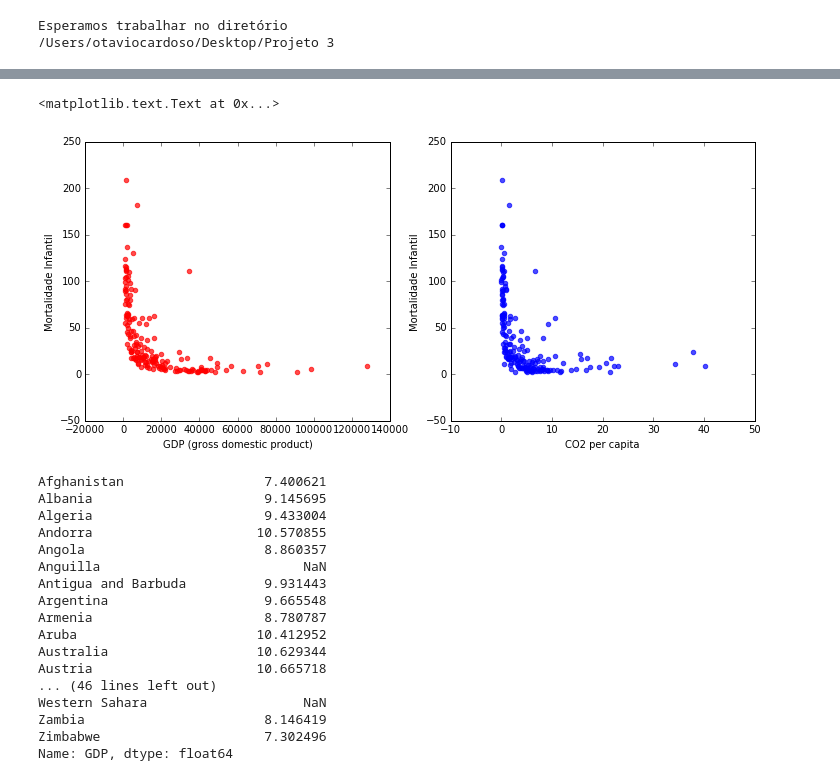
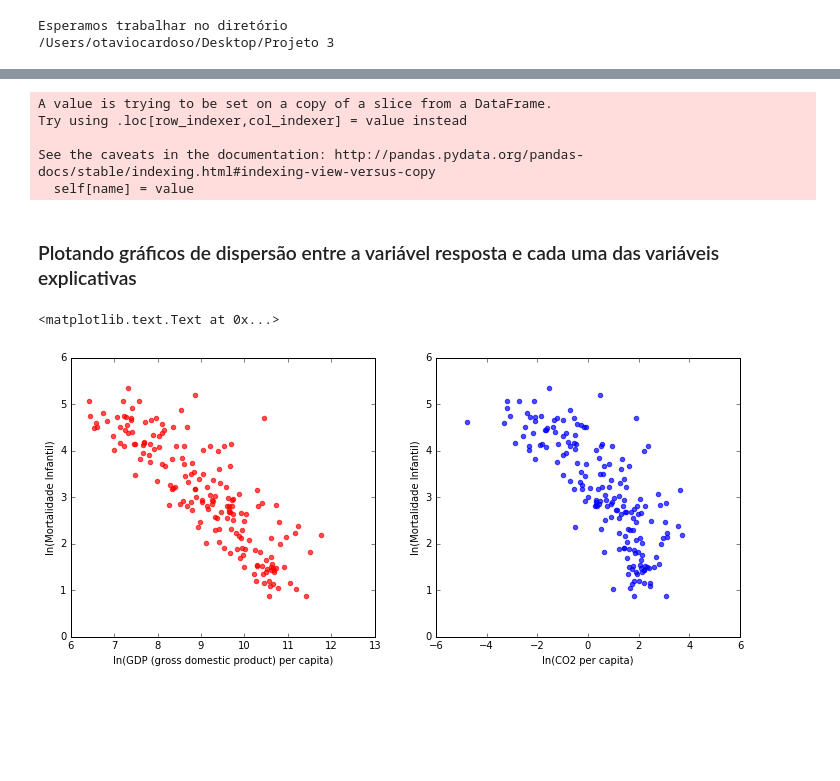
Before and after one commit to otavioscardoso/CD, a Jupyter notebook: Projeto 3/Projeto 3 - Otávio Cardoso e Guilherme Graicer.ipynb, the cells around one changed output, grey strips where cells are left out. Cells and saved outputs as stored; diff of their text form; code cells hidden in the pictures; blank space fills up the shorter version.

```diff
--- a/Projeto 3/Projeto 3 - Otávio Cardoso e Guilherme Graicer.ipynb
+++ b/Projeto 3/Projeto 3 - Otávio Cardoso e Guilherme Graicer.ipynb
@@ -30,5 +30,7 @@ Esperamos trabalhar no diretório
 MORTE = pd.read_excel('MO.xlsx')
 GDP = pd.read_excel('GD.xlsx')
 CO2 = pd.read_excel('CO.xlsx')
+EXP = pd.read_excel('EXP.xlsx')
 dados0 = MORTE.join(GDP, how = 'outer')
 dados0 = dados0.join(CO2, how = 'outer')
+dados0 = dados0.join(EXP, how = 'outer')
@@ -48,7 +52,8 @@ dados0.shape
 # %%
-dados=dados0[~np.isnan(dados0.Morte)]
-dados=dados0[~np.isnan(dados0.GDP)]
+dados0=dados0[~np.isnan(dados0.Morte)]
+dados0=dados0[~np.isnan(dados0.GDP)]
+dados0 = dados0[~np.isnan(dados0.EXP)]
 dados=dados0[~np.isnan(dados0.CO2)]
 dados.shape
-dados.head()
+dados
 # %% [output]
@@ -61,32 +78,24 @@ dados.head()
+# %%
+dados.GDP = np.log(dados.GDP)
+dados.Morte = np.log(dados.Morte)
+dados.CO2 = np.log(dados.CO2)
+# %% [output]
+A value is trying to be set on a copy of a slice from a DataFrame.
+Try using .loc[row_indexer,col_indexer] = value instead
+
+See the caveats in the documentation: http://pandas.pydata.org/pandas-docs/stable/indexing.html#indexing-view-versus-copy
+  self[name] = value
+# %% [markdown]
+###  Plotando gráficos de dispersão entre a variável resposta e cada uma das variáveis explicativas
 # %%
 f, ax = plt.subplots(1,2,figsize=(12,5))
 ax[0].scatter(dados.GDP, dados.Morte, alpha=0.7, color = 'r')  # Plot the raw data
-ax[0].set_xlabel("GDP (gross domestic product)")
-ax[0].set_ylabel("Mortalidade Infantil")
+ax[0].set_xlabel("ln(GDP (gross domestic product) per capita)")
+ax[0].set_ylabel("ln(Mortalidade Infantil)")
 
 ax[1].scatter(dados.CO2, dados.Morte, alpha=0.7, color = 'b')  # Plot the raw data
-ax[1].set_xlabel("CO2 per capita")
-ax[1].set_ylabel("Mortalidade Infantil")
+ax[1].set_xlabel("ln(CO2 per capita)")
+ax[1].set_ylabel("ln(Mortalidade Infantil)")
 # %% [output]
 <matplotlib.text.Text at 0x...>
-[figure, old version]
+[figure, new version]
-# %%
-np.log(dados.GDP)
-# %% [output]
-Afghanistan                  7.400621
-Albania                      9.145695
-Algeria                      9.433004
-Andorra                     10.570855
-Angola                       8.860357
-Anguilla                          NaN
-Antigua and Barbuda          9.931443
-Argentina                    9.665548
-Armenia                      8.780787
-Aruba                       10.412952
-Australia                   10.629344
-Austria                     10.665718
-... (46 lines left out)
-Western Sahara                    NaN
-Zambia                       8.146419
-Zimbabwe                     7.302496
-Name: GDP, dtype: float64
```
Also changed, not shown: parts of 48 cells of this notebook, 1 other file.
